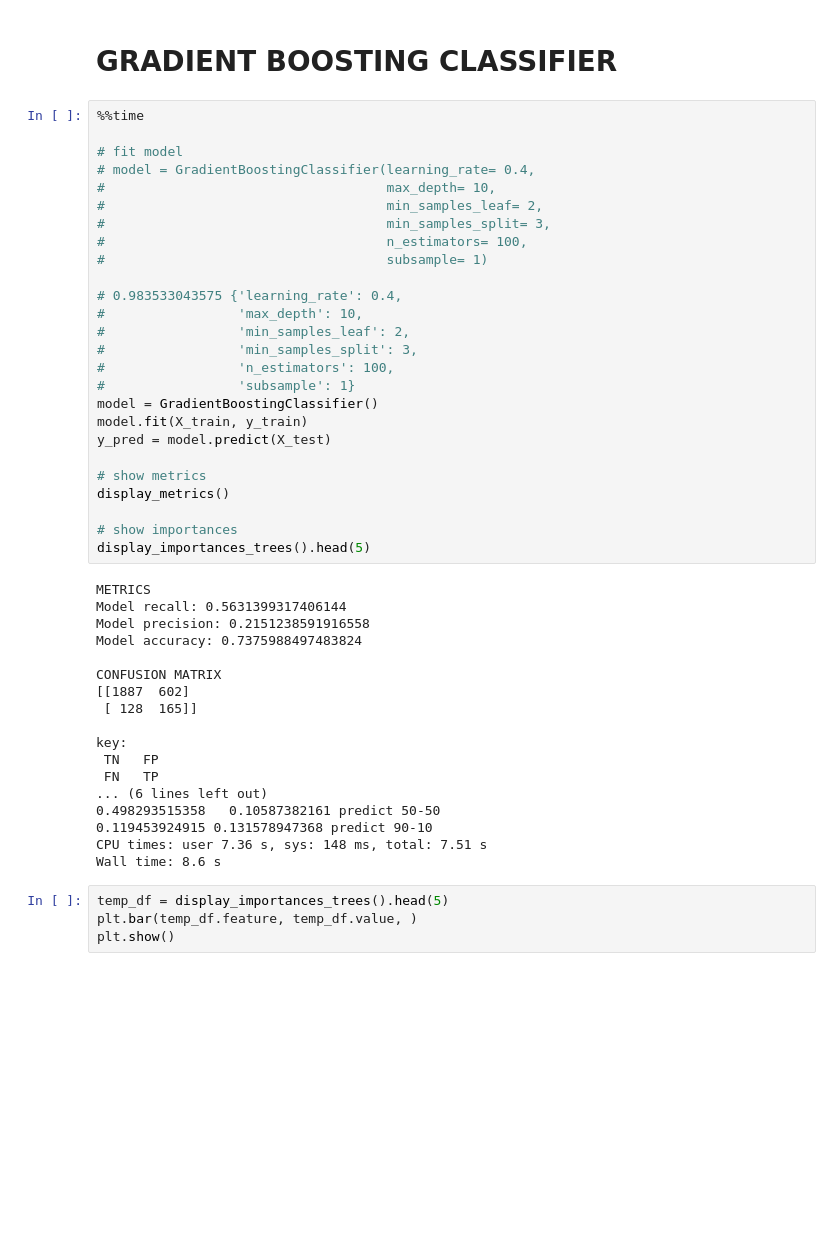
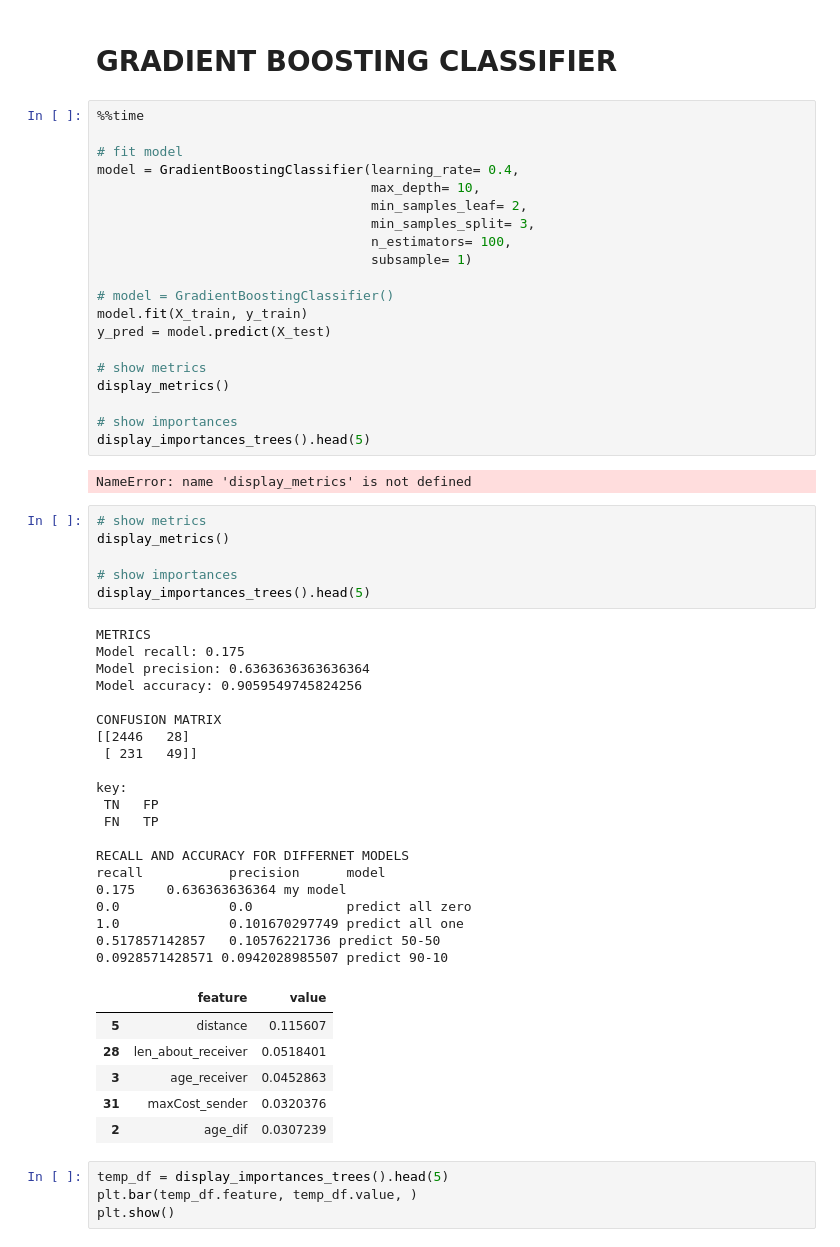
Before and after one commit to rczyrnik/Find-A-Flatmate, a Jupyter notebook: 3_DiscreteModels_Messages.ipynb, the cells around one changed output. Drawn from its saved outputs; the diff is of its cells as text; blank space fills up the shorter version.

```diff
--- a/3_DiscreteModels_Messages.ipynb
+++ b/3_DiscreteModels_Messages.ipynb
@@ -156,20 +170,14 @@ Wall time: 476 ms
 %%time
 
 # fit model
-# model = GradientBoostingClassifier(learning_rate= 0.4,
-#                                    max_depth= 10,
-#                                    min_samples_leaf= 2,
-#                                    min_samples_split= 3,
-#                                    n_estimators= 100,
-#                                    subsample= 1)
+model = GradientBoostingClassifier(learning_rate= 0.4,
+                                   max_depth= 10,
+                                   min_samples_leaf= 2,
+                                   min_samples_split= 3,
+                                   n_estimators= 100,
+                                   subsample= 1)
 
-# 0.983533043575 {'learning_rate': 0.4,
-#                 'max_depth': 10,
-#                 'min_samples_leaf': 2,
-#                 'min_samples_split': 3,
-#                 'n_estimators': 100,
-#                 'subsample': 1}
-model = GradientBoostingClassifier()
+# model = GradientBoostingClassifier()
 model.fit(X_train, y_train)
 y_pred = model.predict(X_test)
 
@@ -179,23 +187,40 @@ display_metrics()
 # show importances
 display_importances_trees().head(5)
 # %% [output]
-METRICS
-Model recall: 0.5631399317406144
-Model precision: 0.2151238591916558
-Model accuracy: 0.7375988497483824
-
-CONFUSION MATRIX
-[[1887  602]
- [ 128  165]]
-
-key:
- TN   FP
- FN   TP
-... (6 lines left out)
-0.498293515358   0.10587382161 predict 50-50
-0.119453924915 0.131578947368 predict 90-10
-CPU times: user 7.36 s, sys: 148 ms, total: 7.51 s
-Wall time: 8.6 s
+NameError: name 'display_metrics' is not defined
+# %%
+# show metrics
+display_metrics()
+
+# show importances
+display_importances_trees().head(5)
+# %% [output]
+METRICS
+Model recall: 0.175
+Model precision: 0.6363636363636364
+Model accuracy: 0.9059549745824256
+
+CONFUSION MATRIX
+[[2446   28]
+ [ 231   49]]
+
+key:
+ TN   FP
+ FN   TP
+
+RECALL AND ACCURACY FOR DIFFERNET MODELS
+recall           precision      model
+0.175    0.636363636364 my model
+0.0              0.0            predict all zero
+1.0              0.101670297749 predict all one
+0.517857142857   0.10576221736 predict 50-50
+0.0928571428571 0.0942028985507 predict 90-10
+|  | feature | value |
+| 5 | distance | 0.115607 |
+| 28 | len_about_receiver | 0.0518401 |
+| 3 | age_receiver | 0.0452863 |
+| 31 | maxCost_sender | 0.0320376 |
+| 2 | age_dif | 0.0307239 |
 # %%
 temp_df = display_importances_trees().head(5)
 plt.bar(temp_df.feature, temp_df.value, )
```
Also changed, not shown: parts of 6 cells of this notebook, 6 other files.
